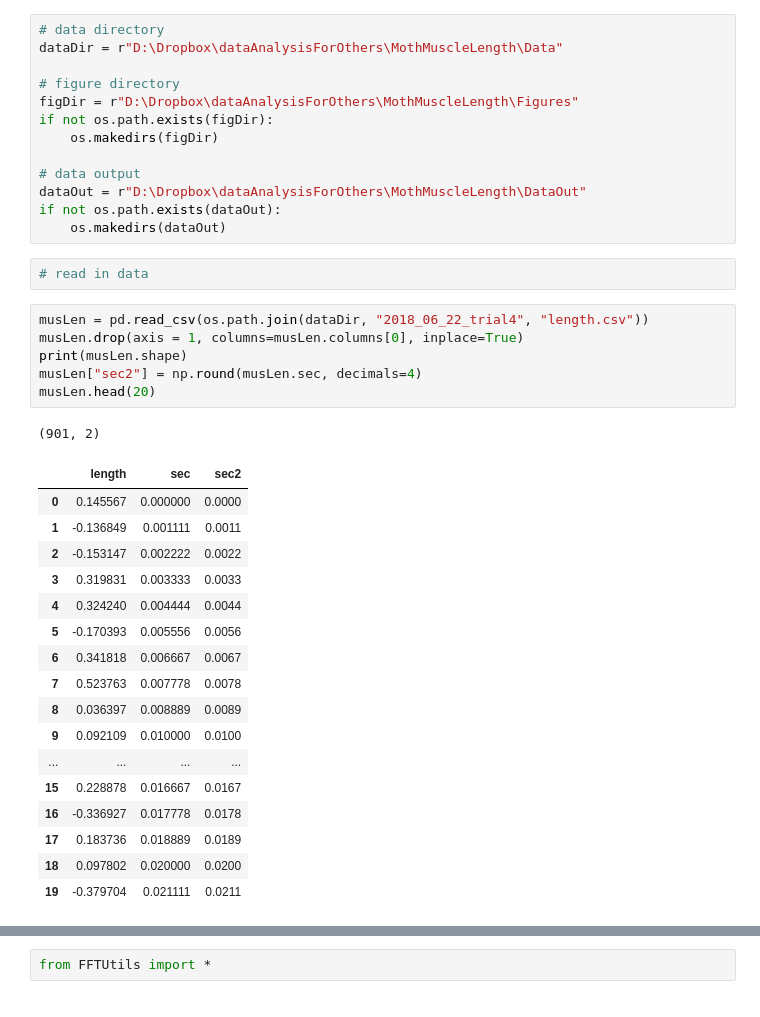
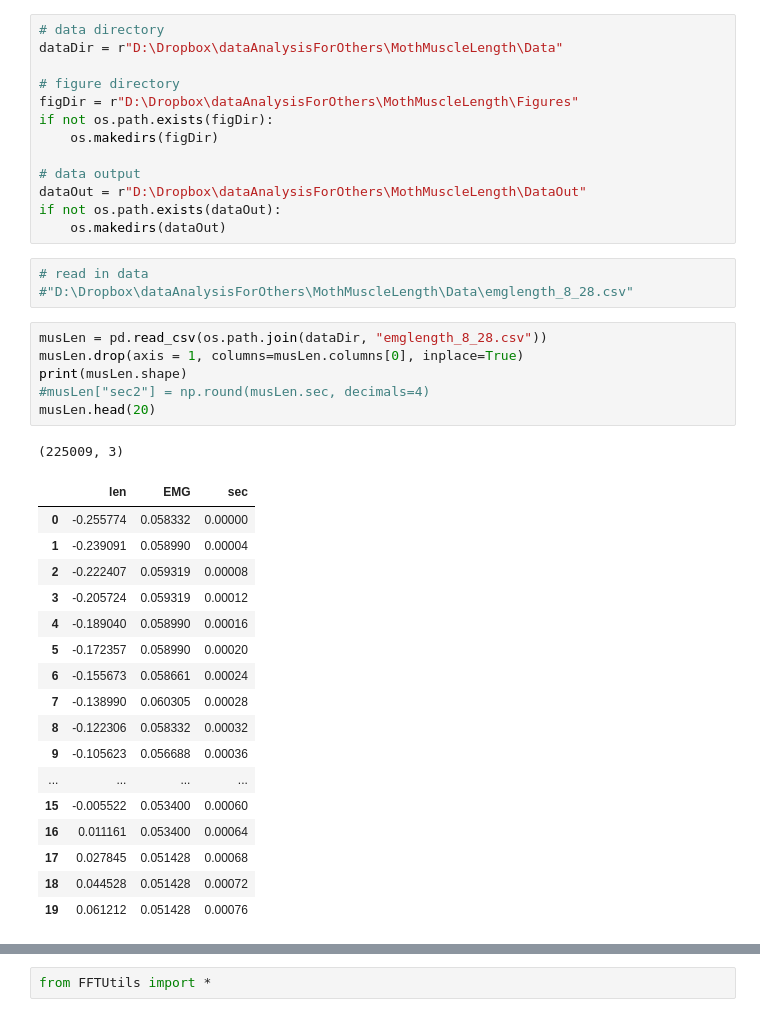
Before and after one commit to callinSwitzer/MuscleTimeseriesPrediction, a Jupyter notebook: PredictMuscleLength.ipynb, the cells around one changed output, grey strips where cells are left out. Drawn from its saved outputs; the diff is of its cells as text.

```diff
--- a/PredictMuscleLength.ipynb
+++ b/PredictMuscleLength.ipynb
@@ -52,28 +52,29 @@ if not os.path.exists(dataOut):
     os.makedirs(dataOut)
 # %%
 # read in data
+#"D:\Dropbox\dataAnalysisForOthers\MothMuscleLength\Data\emglength_8_28.csv"
 # %%
-musLen = pd.read_csv(os.path.join(dataDir, "2018_06_22_trial4", "length.csv"))
+musLen = pd.read_csv(os.path.join(dataDir, "emglength_8_28.csv"))
 musLen.drop(axis = 1, columns=musLen.columns[0], inplace=True)
 print(musLen.shape)
-musLen["sec2"] = np.round(musLen.sec, decimals=4)
+#musLen["sec2"] = np.round(musLen.sec, decimals=4)
 musLen.head(20)
 # %% [output]
-(901, 2)
+(225009, 3)
-|  | length | sec | sec2 |
-| 0 | 0.145567 | 0.000000 | 0.0000 |
-| 1 | -0.136849 | 0.001111 | 0.0011 |
-| 2 | -0.153147 | 0.002222 | 0.0022 |
-| 3 | 0.319831 | 0.003333 | 0.0033 |
-| 4 | 0.324240 | 0.004444 | 0.0044 |
-| 5 | -0.170393 | 0.005556 | 0.0056 |
-| 6 | 0.341818 | 0.006667 | 0.0067 |
-| 7 | 0.523763 | 0.007778 | 0.0078 |
-| 8 | 0.036397 | 0.008889 | 0.0089 |
-| 9 | 0.092109 | 0.010000 | 0.0100 |
+|  | len | EMG | sec |
+| 0 | -0.255774 | 0.058332 | 0.00000 |
+| 1 | -0.239091 | 0.058990 | 0.00004 |
+| 2 | -0.222407 | 0.059319 | 0.00008 |
+| 3 | -0.205724 | 0.059319 | 0.00012 |
+| 4 | -0.189040 | 0.058990 | 0.00016 |
+| 5 | -0.172357 | 0.058990 | 0.00020 |
+| 6 | -0.155673 | 0.058661 | 0.00024 |
+| 7 | -0.138990 | 0.060305 | 0.00028 |
+| 8 | -0.122306 | 0.058332 | 0.00032 |
+| 9 | -0.105623 | 0.056688 | 0.00036 |
 | ... | ... | ... | ... |
-| 15 | 0.228878 | 0.016667 | 0.0167 |
-| 16 | -0.336927 | 0.017778 | 0.0178 |
-| 17 | 0.183736 | 0.018889 | 0.0189 |
-| 18 | 0.097802 | 0.020000 | 0.0200 |
-| 19 | -0.379704 | 0.021111 | 0.0211 |
+| 15 | -0.005522 | 0.053400 | 0.00060 |
+| 16 | 0.011161 | 0.053400 | 0.00064 |
+| 17 | 0.027845 | 0.051428 | 0.00068 |
+| 18 | 0.044528 | 0.051428 | 0.00072 |
+| 19 | 0.061212 | 0.051428 | 0.00076 |
```
Also changed, not shown: parts of 53 cells of this notebook.
